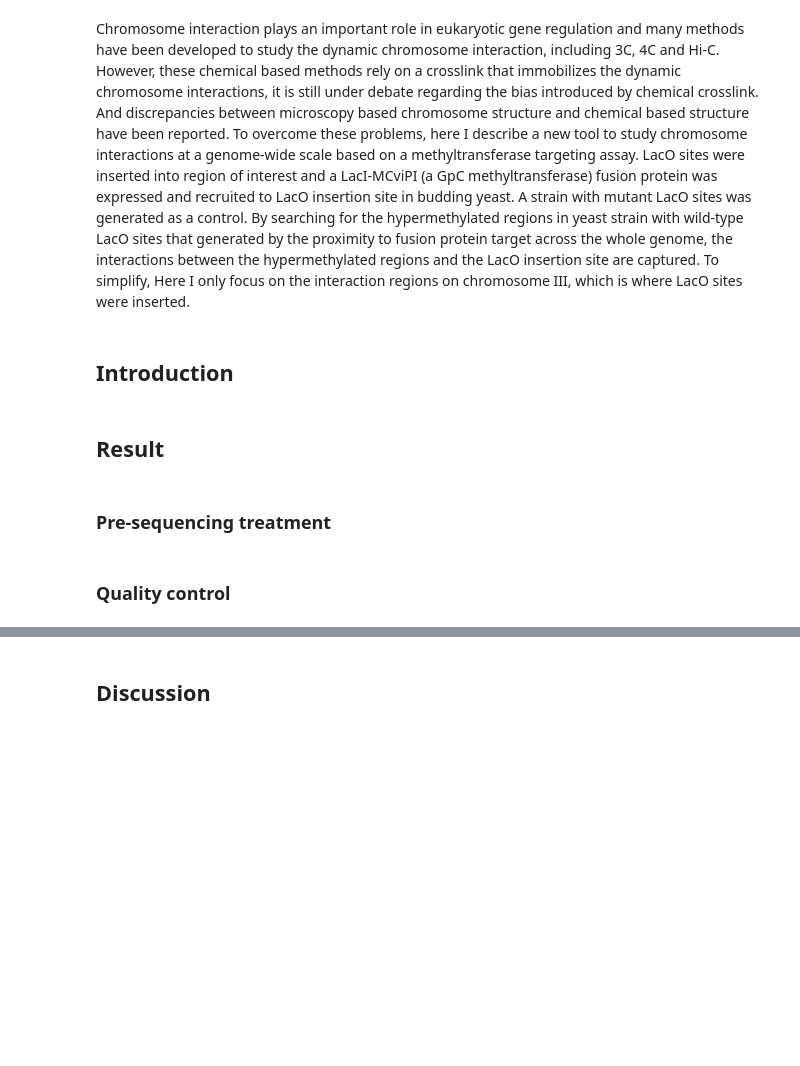
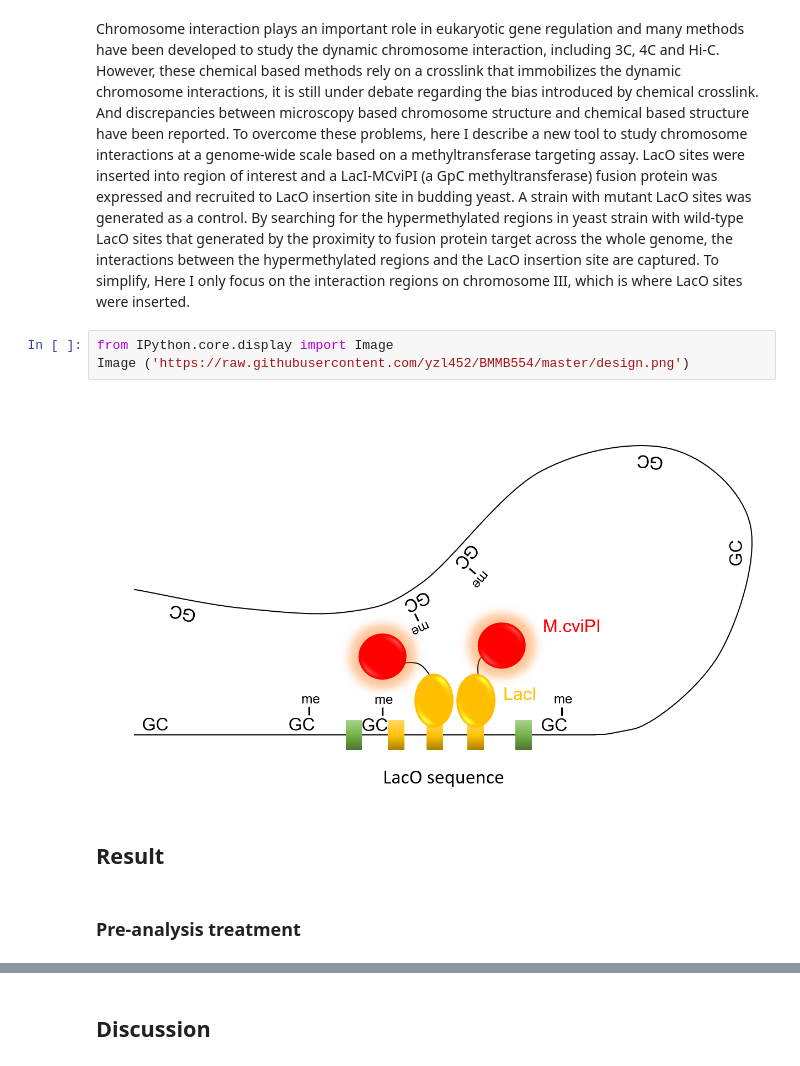
Before and after one commit to yzl452/BMMB554, a Jupyter notebook: BMMB554_Project_Yi(yzl452).ipynb, the cells around one changed output, grey strips where cells are left out. Cells and saved outputs as stored; diff of their text form; blank space fills up the shorter version.

```diff
--- a/BMMB554_Project_Yi(yzl452).ipynb
+++ b/BMMB554_Project_Yi(yzl452).ipynb
@@ -7,10 +5,11 @@
 # %% [markdown]
 Chromosome interaction plays an important role in eukaryotic gene regulation and many methods have been developed to study the dynamic chromosome interaction, including 3C, 4C and Hi-C. However, these chemical based methods rely on a crosslink that immobilizes the dynamic chromosome interactions, it is still under debate regarding the bias introduced by chemical crosslink. And discrepancies between microscopy based chromosome structure and chemical based structure have been reported. To overcome these problems, here I describe a new tool to study chromosome interactions at a genome-wide scale based on a methyltransferase targeting assay. LacO sites were inserted into region of interest and a LacI-MCviPI (a GpC methyltransferase) fusion protein was expressed and recruited to LacO insertion site in budding yeast. A strain with mutant LacO sites was generated as a control. By searching for the hypermethylated regions in yeast strain with wild-type LacO sites that generated by the proximity to fusion protein target across the whole genome, the interactions between the hypermethylated regions and the LacO insertion site are captured. To simplify, Here I only focus on the interaction regions on chromosome III, which is where LacO sites were inserted.
-# %% [markdown]
-## Introduction
+# %%
+from IPython.core.display import Image
+Image ('https://raw.githubusercontent.com/yzl452/BMMB554/master/design.png')
+# %% [output]
+[figure, added]
 # %% [markdown]
 ## Result
 # %% [markdown]
-### Pre-sequencing treatment
+### Pre-analysis treatment
-# %% [markdown]
-### Quality control
```
Also changed, not shown: parts of 50 cells of this notebook.
